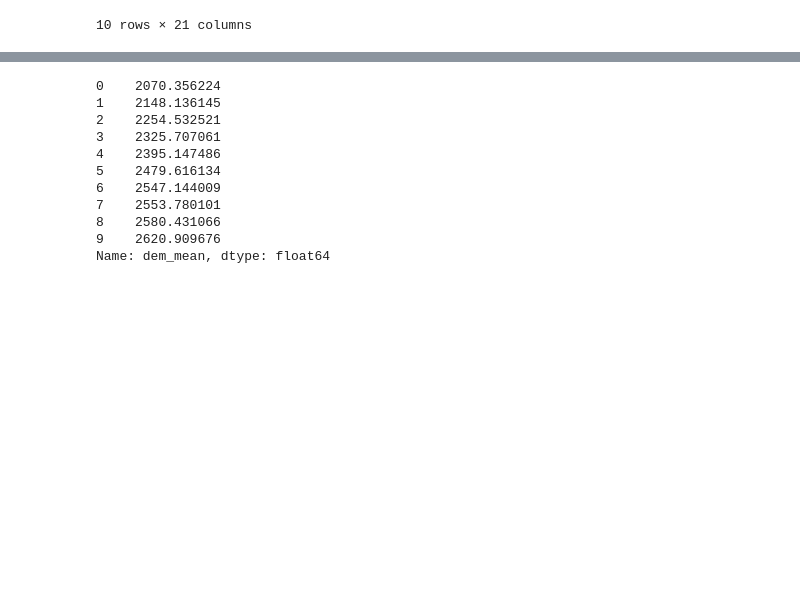
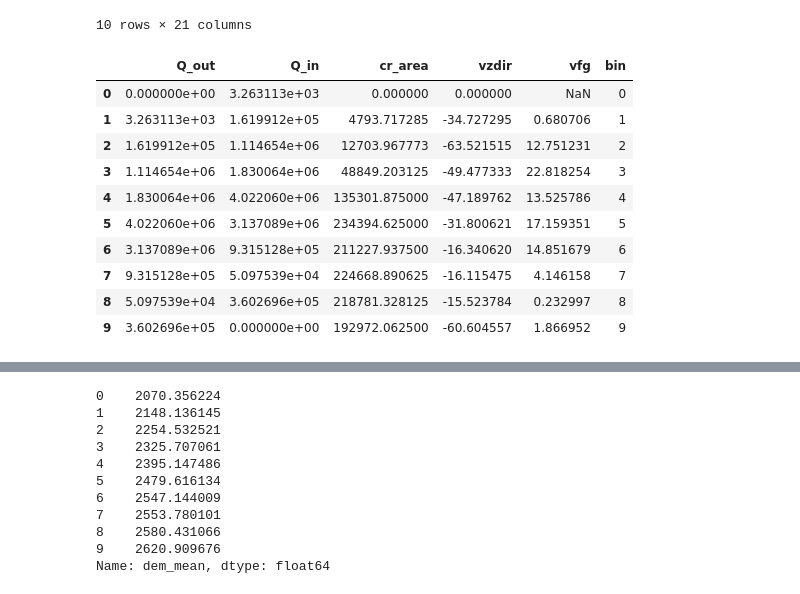
Before and after one commit to bpelto/ice_dynamics, a Jupyter notebook: flux_gate_velocity-Illecillewaet.ipynb, the cells around one changed output, grey strips where cells are left out. Drawn from its saved outputs; the diff is of its cells as text; code cells hidden in the pictures; blank space fills up the shorter version.

```diff
--- a/flux_gate_velocity-Illecillewaet.ipynb
+++ b/flux_gate_velocity-Illecillewaet.ipynb
@@ -570,6 +665,21 @@ FG_df
 10 rows × 21 columns
 # %%
 FG_all = FG_df.merge(FG_gpr, how='left') #on='bin')
+# %%
+FG_df = FG.copy()
+FG_df
+# %% [output]
+|  | Q_out | Q_in | cr_area | vzdir | vfg | bin |
+| 0 | 0.000000e+00 | 3.263113e+03 | 0.000000 | 0.000000 | NaN | 0 |
+| 1 | 3.263113e+03 | 1.619912e+05 | 4793.717285 | -34.727295 | 0.680706 | 1 |
+| 2 | 1.619912e+05 | 1.114654e+06 | 12703.967773 | -63.521515 | 12.751231 | 2 |
+| 3 | 1.114654e+06 | 1.830064e+06 | 48849.203125 | -49.477333 | 22.818254 | 3 |
+| 4 | 1.830064e+06 | 4.022060e+06 | 135301.875000 | -47.189762 | 13.525786 | 4 |
+| 5 | 4.022060e+06 | 3.137089e+06 | 234394.625000 | -31.800621 | 17.159351 | 5 |
+| 6 | 3.137089e+06 | 9.315128e+05 | 211227.937500 | -16.340620 | 14.851679 | 6 |
+| 7 | 9.315128e+05 | 5.097539e+04 | 224668.890625 | -16.115475 | 4.146158 | 7 |
+| 8 | 5.097539e+04 | 3.602696e+05 | 218781.328125 | -15.523784 | 0.232997 | 8 |
+| 9 | 3.602696e+05 | 0.000000e+00 | 192972.062500 | -60.604557 | 1.866952 | 9 |
 # %%
 FG_all
 # %% [output]
```
Also changed, not shown: parts of 22 cells of this notebook.
